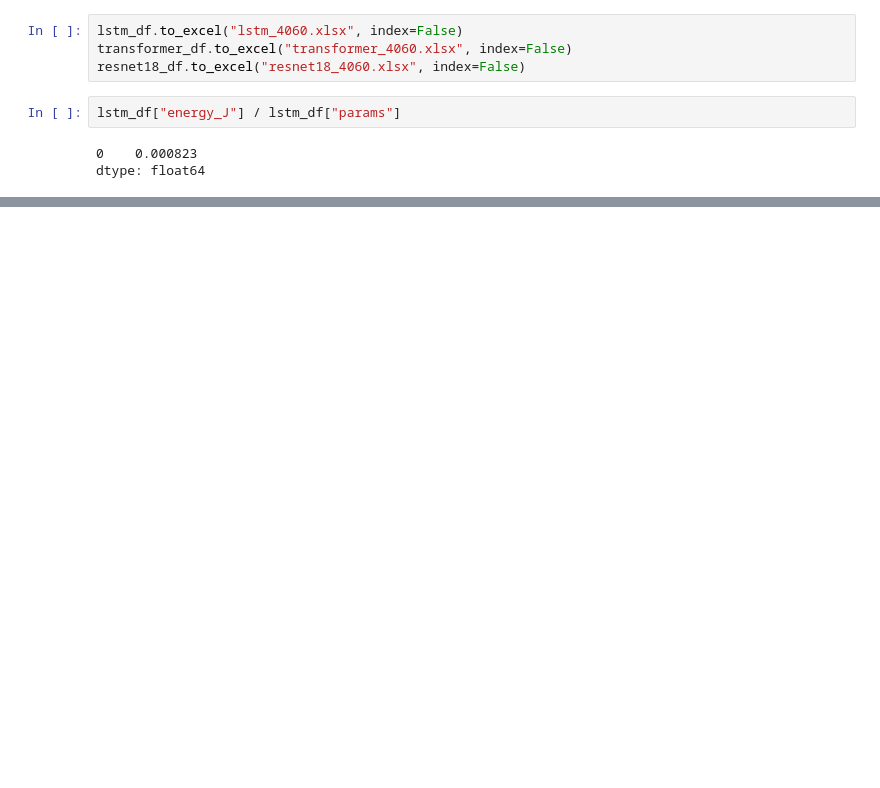
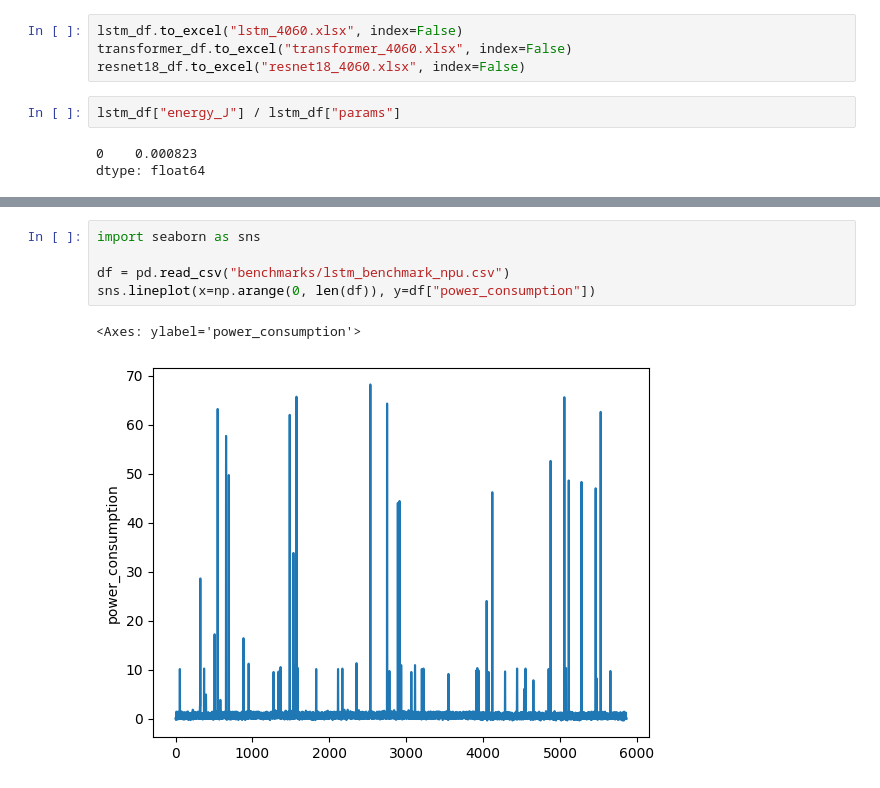
Before and after one commit to ilijakamenko/PowerConsumption, a Jupyter notebook: summary_extraction.ipynb, the cells around one changed output, grey strips where cells are left out. Drawn from its saved outputs; the diff is of its cells as text; blank space fills up the shorter version.

```diff
--- a/summary_extraction.ipynb
+++ b/summary_extraction.ipynb
@@ -101,0 +204,8 @@ dtype: float64
+# %%
+import seaborn as sns
+
+df = pd.read_csv("benchmarks/lstm_benchmark_npu.csv")
+sns.lineplot(x=np.arange(0, len(df)), y=df["power_consumption"])
+# %% [output]
+<Axes: ylabel='power_consumption'>
+[figure, added]
```
Also changed, not shown: parts of 34 cells of this notebook, 12 other files.
